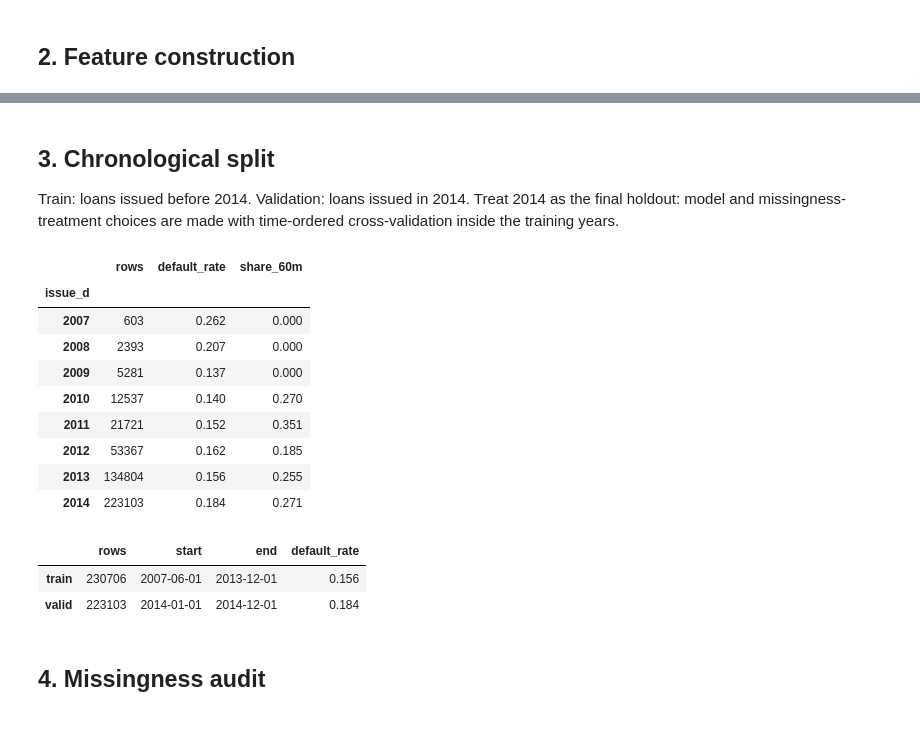
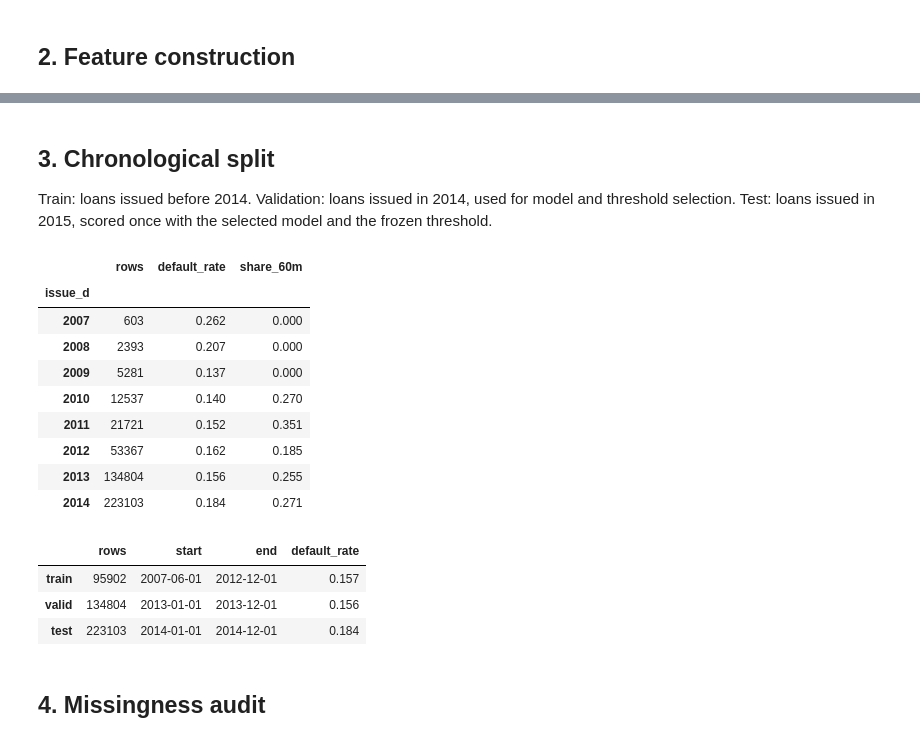
Before and after one commit to sohamkanse1718-dev/credit-risk-modeling, a Jupyter notebook: notebooks/05_feature_engineering.ipynb, the cells around one changed output, grey strips where cells are left out. Cells and saved outputs as stored; diff of their text form; code cells hidden in the pictures.

```diff
--- a/notebooks/05_feature_engineering.ipynb
+++ b/notebooks/05_feature_engineering.ipynb
@@ -22,8 +22,9 @@ pd.set_option('display.float_format', '{:,.3f}'.format)
 
 TARGET = 'default'
 SPLIT_KEY = 'issue_d'
-TRAIN_END = pd.Timestamp('2014-01-01')
-VALID_END = pd.Timestamp('2015-01-01')
+TRAIN_END = pd.Timestamp('2013-01-01')
+VALID_END = pd.Timestamp('2014-01-01')
+TEST_END = pd.Timestamp('2015-01-01')
 
 INTERIM_PATH = Path('../data/interim/lendingclub_clean.parquet')
 PROCESSED_DIR = Path('../data/processed')
@@ -98,45 +140,49 @@ Features: 69
 # %% [markdown]
 ## 3. Chronological split
 
-Train: loans issued before 2014. Validation: loans issued in 2014. Treat 2014 as the final holdout: model and missingness-treatment choices are made with time-ordered cross-validation inside the training years.
+Train: loans issued before 2014. Validation: loans issued in 2014, used for model and threshold selection. Test: loans issued in 2015, scored once with the selected model and the frozen threshold.
 # %%
 year = model_df[SPLIT_KEY].dt.year
 train_mask = model_df[SPLIT_KEY] < TRAIN_END
 valid_mask = (model_df[SPLIT_KEY] >= TRAIN_END) & (model_df[SPLIT_KEY] < VALID_END)
+test_mask = (model_df[SPLIT_KEY] >= VALID_END) & (model_df[SPLIT_KEY] < TEST_END)
 
-assert train_mask.any() and valid_mask.any()
-assert (train_mask | valid_mask).all(), 'Rows outside the split window'
+assert train_mask.any() and valid_mask.any() and test_mask.any()
+assert (train_mask | valid_mask | test_mask).all(), 'Rows outside the split window'
 assert not (train_mask & valid_mask).any()
+assert not (valid_mask & test_mask).any()
 
 train_df = model_df.loc[train_mask].reset_index(drop=True)
 valid_df = model_df.loc[valid_mask].reset_index(drop=True)
+test_df = model_df.loc[test_mask].reset_index(drop=True)
 
 cohort = model_df.groupby(year).agg(rows=(TARGET, 'size'), default_rate=(TARGET, 'mean'))
 if 'term' in model_df.columns:
     cohort['share_60m'] = model_df['term'].eq(60).groupby(year).mean()
 display(cohort)
 
 split_summary = pd.DataFrame({
-    'rows': [len(train_df), len(valid_df)],
-    'start': [train_df[SPLIT_KEY].min(), valid_df[SPLIT_KEY].min()],
-    'end': [train_df[SPLIT_KEY].max(), valid_df[SPLIT_KEY].max()],
-    'default_rate': [train_df[TARGET].mean(), valid_df[TARGET].mean()],
-}, index=['train', 'valid'])
+    'rows': [len(train_df), len(valid_df), len(test_df)],
+    'start': [train_df[SPLIT_KEY].min(), valid_df[SPLIT_KEY].min(), test_df[SPLIT_KEY].min()],
+    'end': [train_df[SPLIT_KEY].max(), valid_df[SPLIT_KEY].max(), test_df[SPLIT_KEY].max()],
+    'default_rate': [train_df[TARGET].mean(), valid_df[TARGET].mean(), test_df[TARGET].mean()],
+}, index=['train', 'valid', 'test'])
 split_summary
 # %% [output]
 |  | rows | default_rate | share_60m |
 | issue_d |  |  |  |
 | 2007 | 603 | 0.262 | 0.000 |
 | 2008 | 2393 | 0.207 | 0.000 |
 | 2009 | 5281 | 0.137 | 0.000 |
 | 2010 | 12537 | 0.140 | 0.270 |
 | 2011 | 21721 | 0.152 | 0.351 |
 | 2012 | 53367 | 0.162 | 0.185 |
 | 2013 | 134804 | 0.156 | 0.255 |
 | 2014 | 223103 | 0.184 | 0.271 |
 |  | rows | start | end | default_rate |
-| train | 230706 | 2007-06-01 | 2013-12-01 | 0.156 |
-| valid | 223103 | 2014-01-01 | 2014-12-01 | 0.184 |
+| train | 95902 | 2007-06-01 | 2012-12-01 | 0.157 |
+| valid | 134804 | 2013-01-01 | 2013-12-01 | 0.156 |
+| test | 223103 | 2014-01-01 | 2014-12-01 | 0.184 |
 # %% [markdown]
 ## 4. Missingness audit
 # %%
```
Also changed, not shown: parts of 7 cells of this notebook, 4 other files.
